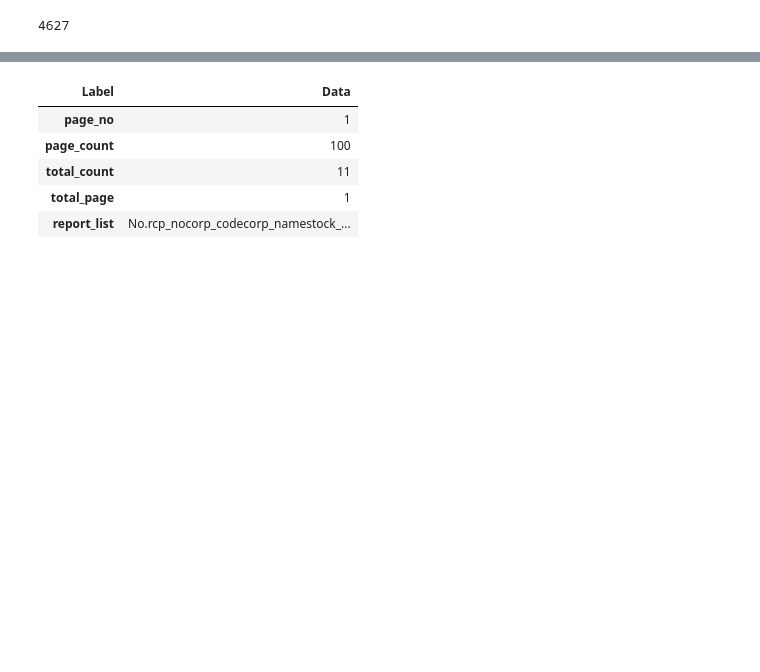
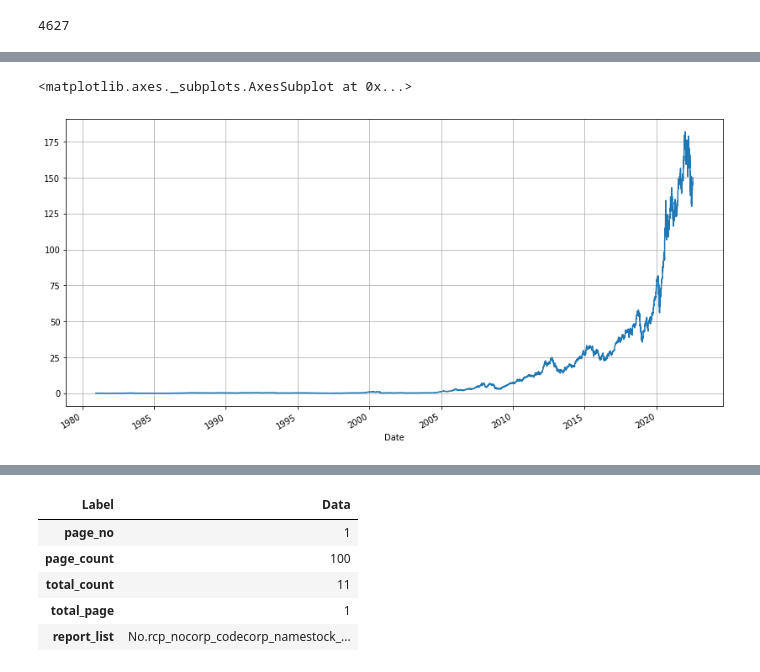
Before and after one commit to sub3h/StockAnalysisInPython, a Jupyter notebook: biasguard.ipynb, the cells around one changed output, grey strips where cells are left out. Saved outputs shown, nothing was run; the diff lists cells and outputs as text; code cells hidden in the pictures; blank space fills up the shorter version.

```diff
--- a/biasguard.ipynb
+++ b/biasguard.ipynb
@@ -167,0 +262,5 @@ df.tail(10)
+# %%
+df['Close'].plot()
+# %% [output]
+<matplotlib.axes._subplots.AxesSubplot at 0x...>
+[figure, added]
```
Also changed, not shown: parts of 43 cells of this notebook.
